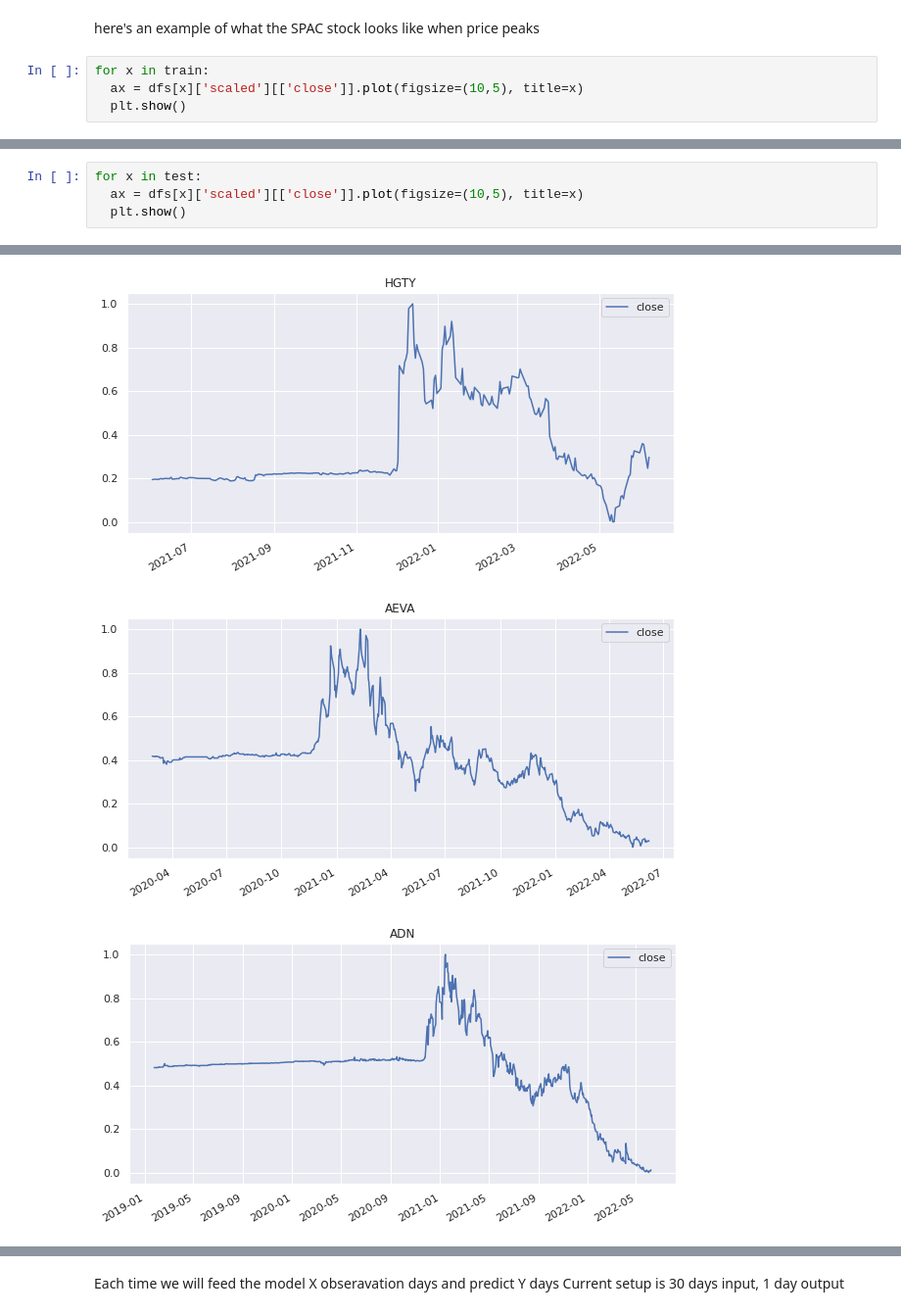
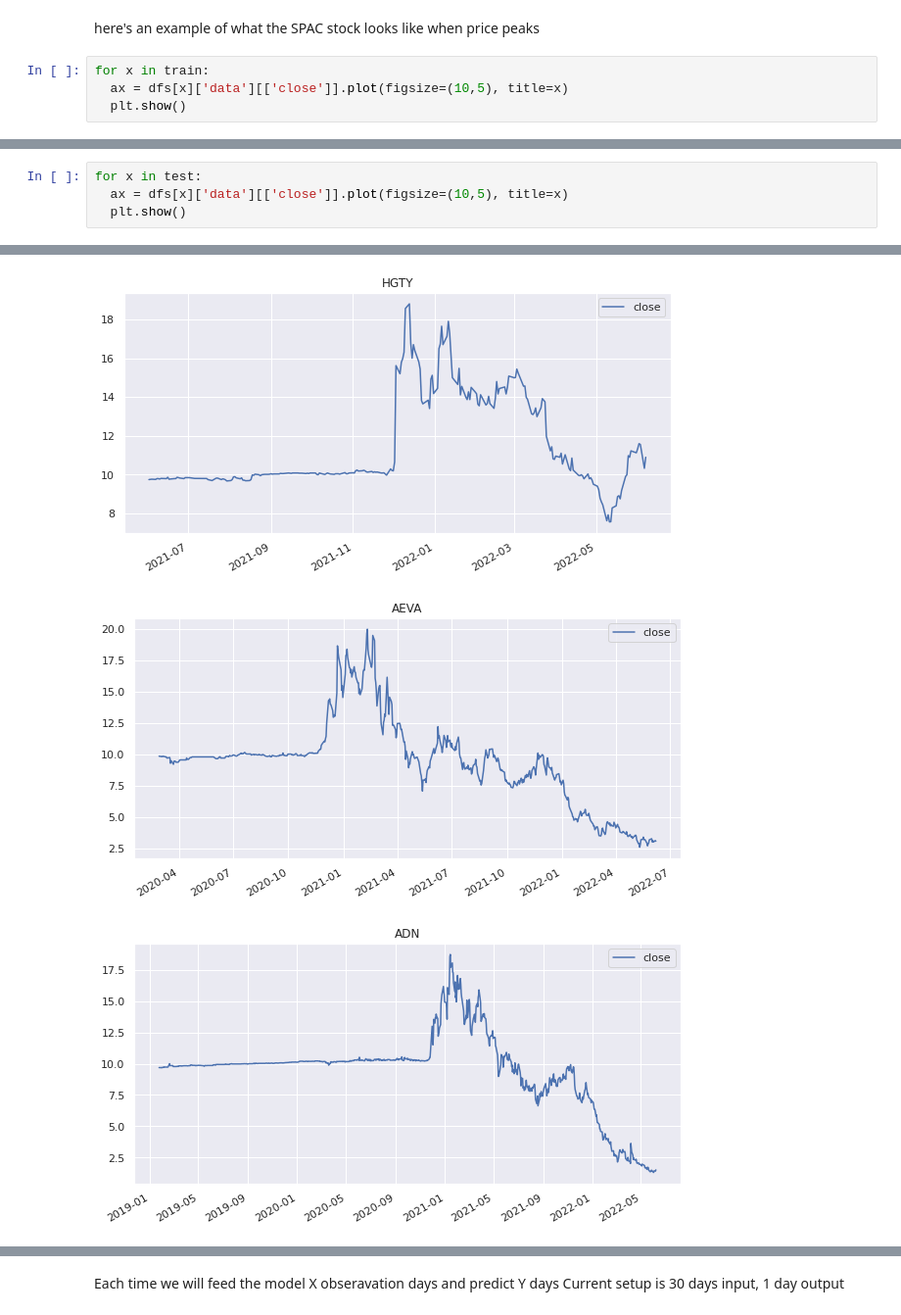
Before and after one commit to vladgrish/ds_spac_project, a Jupyter notebook: using_model_prediction_as_input_final.ipynb, the cells around one changed output, grey strips where cells are left out. Shown at 98% size. Saved outputs shown, nothing was run; the diff lists cells and outputs as text.

```diff
--- a/using_model_prediction_as_input_final.ipynb
+++ b/using_model_prediction_as_input_final.ipynb
@@ -200,6 +200,6 @@ splitting the data set aroung the price peak of each SPAC stock, the idea behind
 here's an example of what the SPAC stock looks like when price peaks
 # %%
 for x in train:
-  ax = dfs[x]['scaled'][['close']].plot(figsize=(10,5), title=x)
+  ax = dfs[x]['data'][['close']].plot(figsize=(10,5), title=x)
   plt.show()
 # %% [output]
@@ -219,5 +221,5 @@ for x in train:
 # %%
 for x in test:
-  ax = dfs[x]['scaled'][['close']].plot(figsize=(10,5), title=x)
+  ax = dfs[x]['data'][['close']].plot(figsize=(10,5), title=x)
   plt.show()
 # %% [output]
@@ -225,3 +227,3 @@ for x in test:
-[figure, old version]
+[figure, new version]
-[figure, old version]
+[figure, new version]
-[figure, old version]
+[figure, new version]
```
Also changed, not shown: parts of 6 cells of this notebook.
